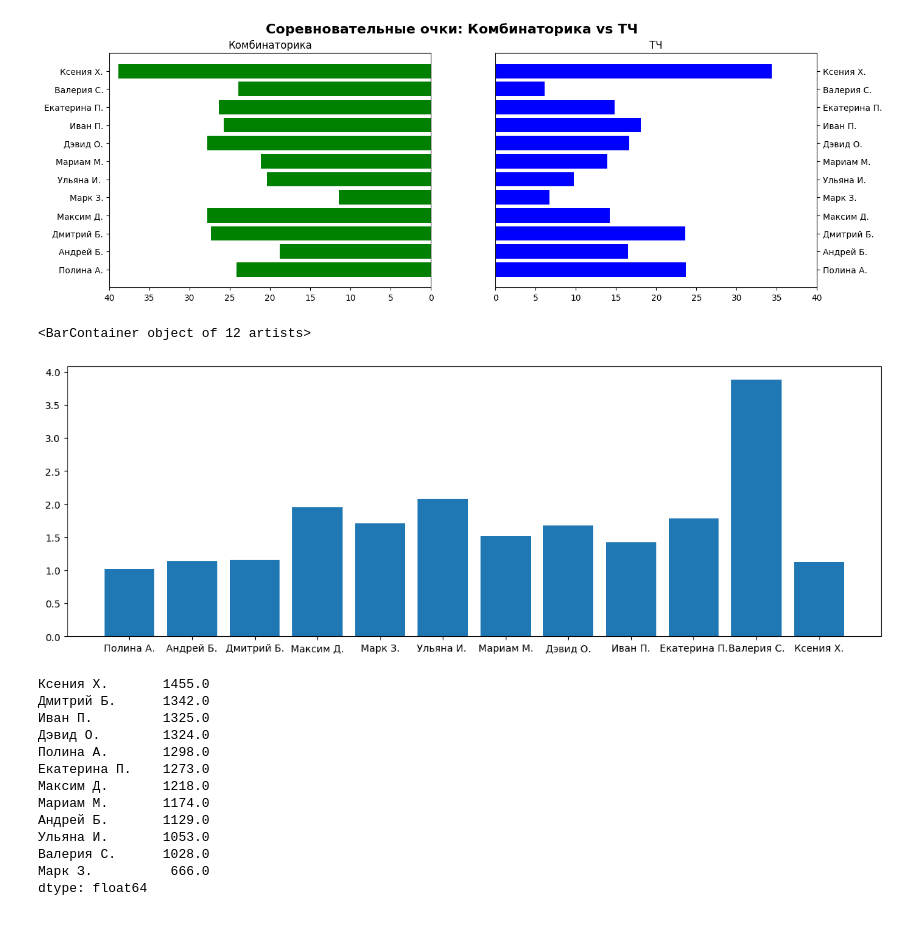
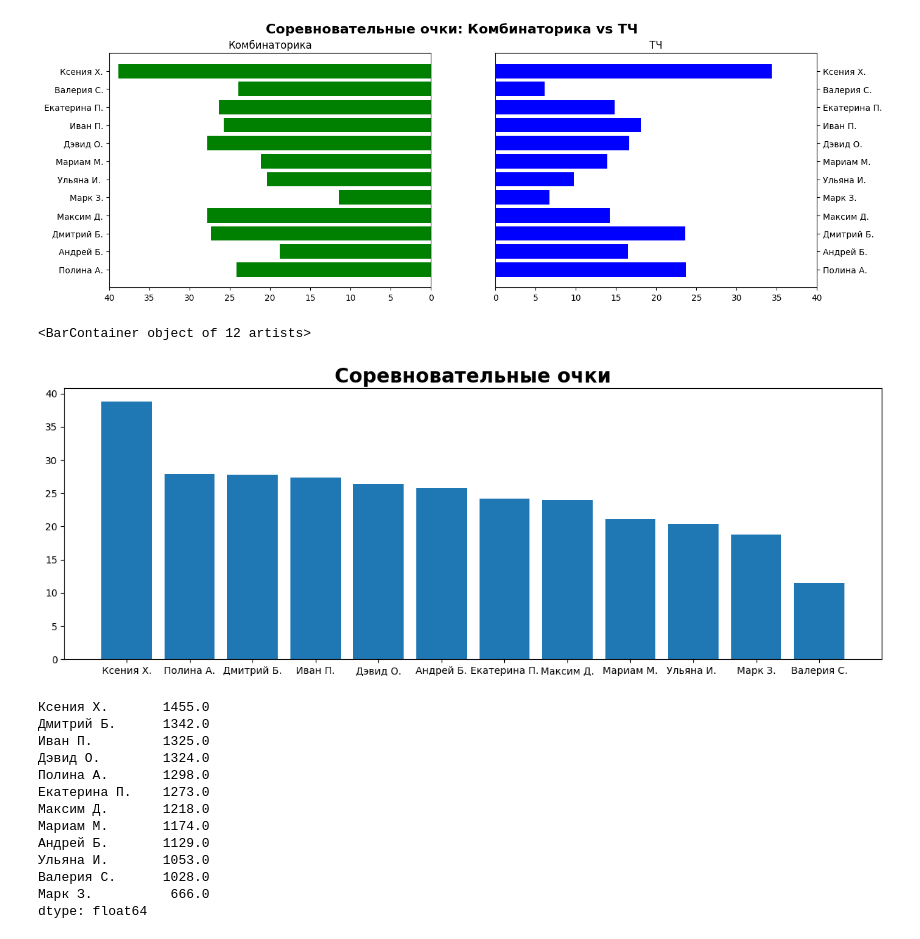
Before and after one commit to IvanUstenko/Spec_Mat_Analyzer, a Jupyter notebook: analyze_draft.ipynb, the cells around one changed output. Drawn from its saved outputs; the diff is of its cells as text; code cells hidden in the pictures.

```diff
--- a/analyze.ipynb
+++ b/analyze_draft.ipynb
@@ -55,10 +55,11 @@ plt.show()
 [figure]
 # %%
 plt.figure(figsize=(15, 5))
-plt.bar(points_t.index.tolist(), points_c/points_t)
+plt.title("Соревновательные очки", weight="heavy", size = 20)
+plt.bar(points_t.sort_values(ascending=False).index.tolist(), points_c.sort_values(ascending=False))
 # %% [output]
 <BarContainer object of 12 artists>
-[figure, old version]
+[figure, new version]
 # %%
 points = an.work_points(df, weight_func="linear")
 points.sort_values(ascending=False)
```
Also changed, not shown: parts of 2 cells of this notebook, 1 other file.
